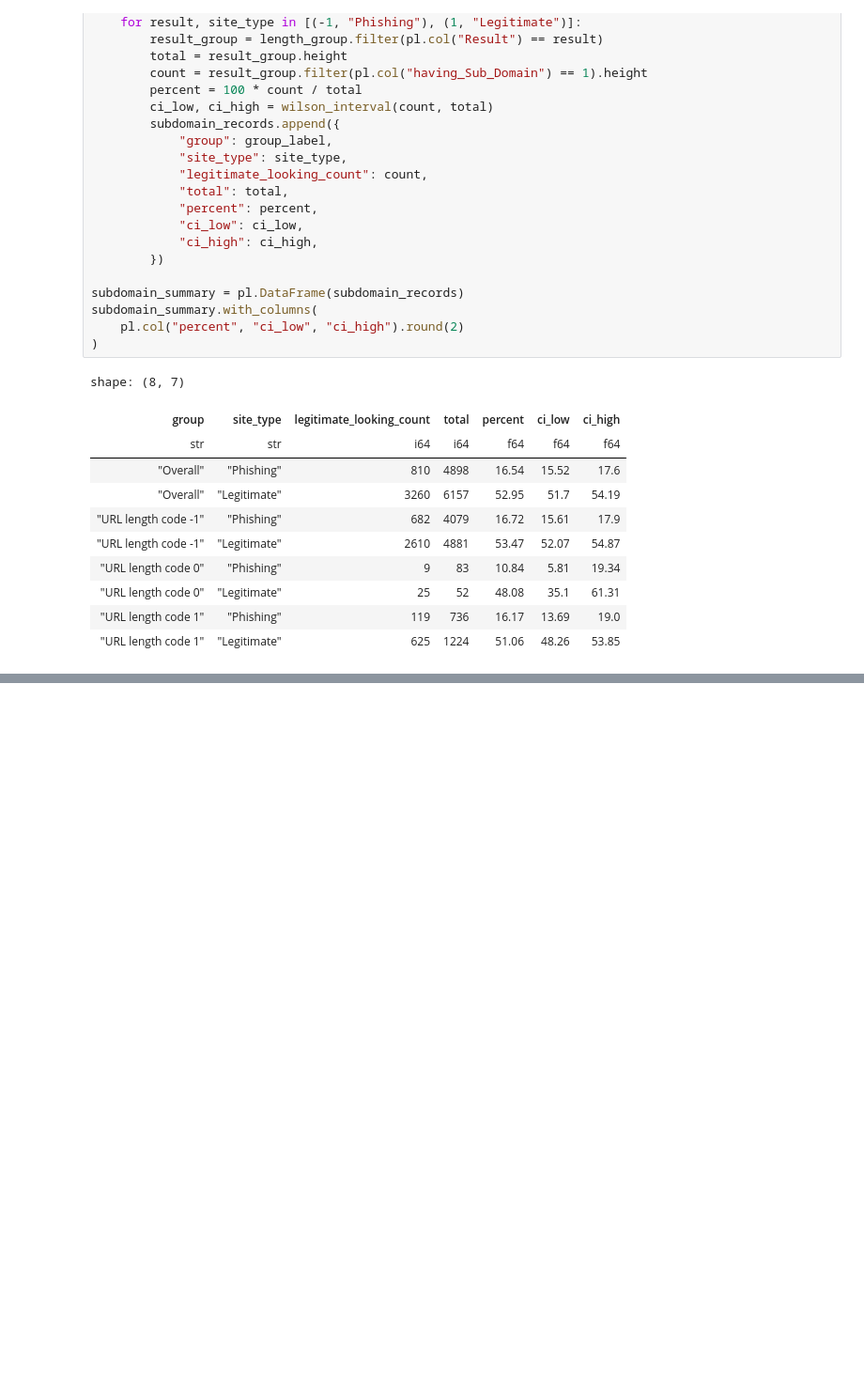
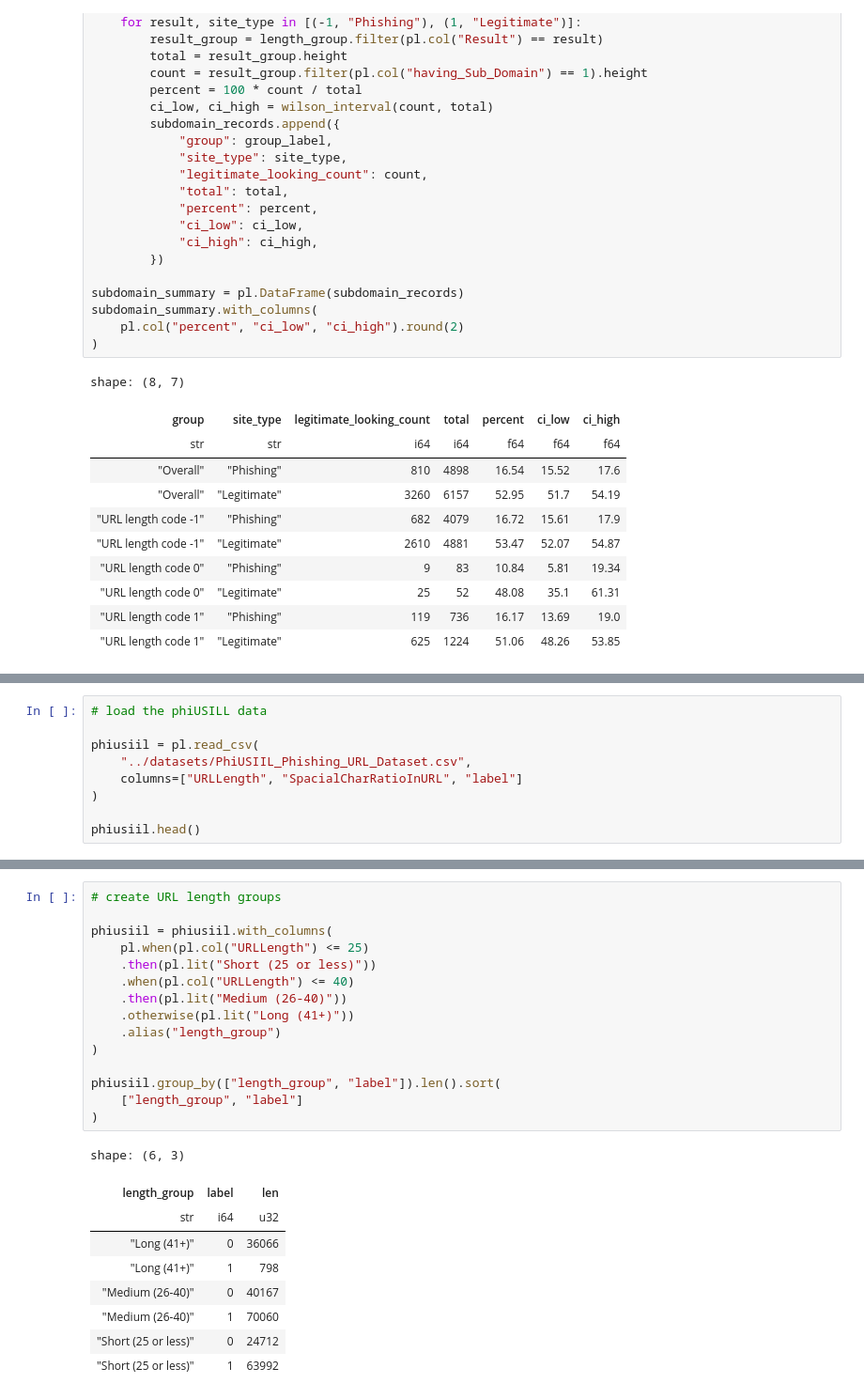
Before and after one commit to zainabahmed4/cs418-phishing, a Jupyter notebook: notebooks/narrative.ipynb, the cells around one changed output, grey strips where cells are left out. Shown at 94% size. Drawn from its saved outputs; the diff is of its cells as text; blank space fills up the shorter version.

```diff
--- a/notebooks/narrative.ipynb
+++ b/notebooks/narrative.ipynb
@@ -214,0 +221,9 @@ plt.show()
+# %%
+# load the phiUSILL data
+
+phiusiil = pl.read_csv(
+    "../datasets/PhiUSIIL_Phishing_URL_Dataset.csv",
+    columns=["URLLength", "SpacialCharRatioInURL", "label"]
+)
+
+phiusiil.head()
@@ -214,0 +239,25 @@ plt.show()
+# %%
+# create URL length groups
+
+phiusiil = phiusiil.with_columns(
+    pl.when(pl.col("URLLength") <= 25)
+    .then(pl.lit("Short (25 or less)"))
+    .when(pl.col("URLLength") <= 40)
+    .then(pl.lit("Medium (26-40)"))
+    .otherwise(pl.lit("Long (41+)"))
+    .alias("length_group")
+)
+
+phiusiil.group_by(["length_group", "label"]).len().sort(
+    ["length_group", "label"]
+)
+# %% [output]
+shape: (6, 3)
+| length_group | label | len |
+| str | i64 | u32 |
+| "Long (41+)" | 0 | 36066 |
+| "Long (41+)" | 1 | 798 |
+| "Medium (26-40)" | 0 | 40167 |
+| "Medium (26-40)" | 1 | 70060 |
+| "Short (25 or less)" | 0 | 24712 |
+| "Short (25 or less)" | 1 | 63992 |
```
Also changed, not shown: parts of 8 cells of this notebook, 3 other files.
